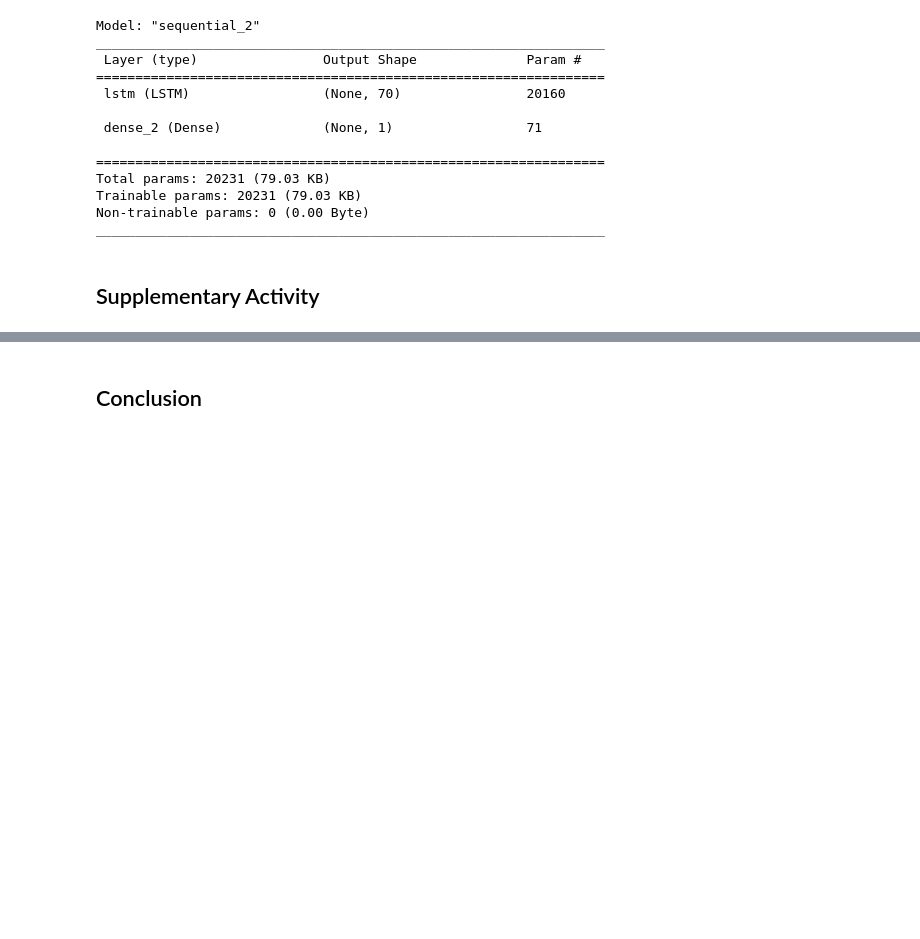
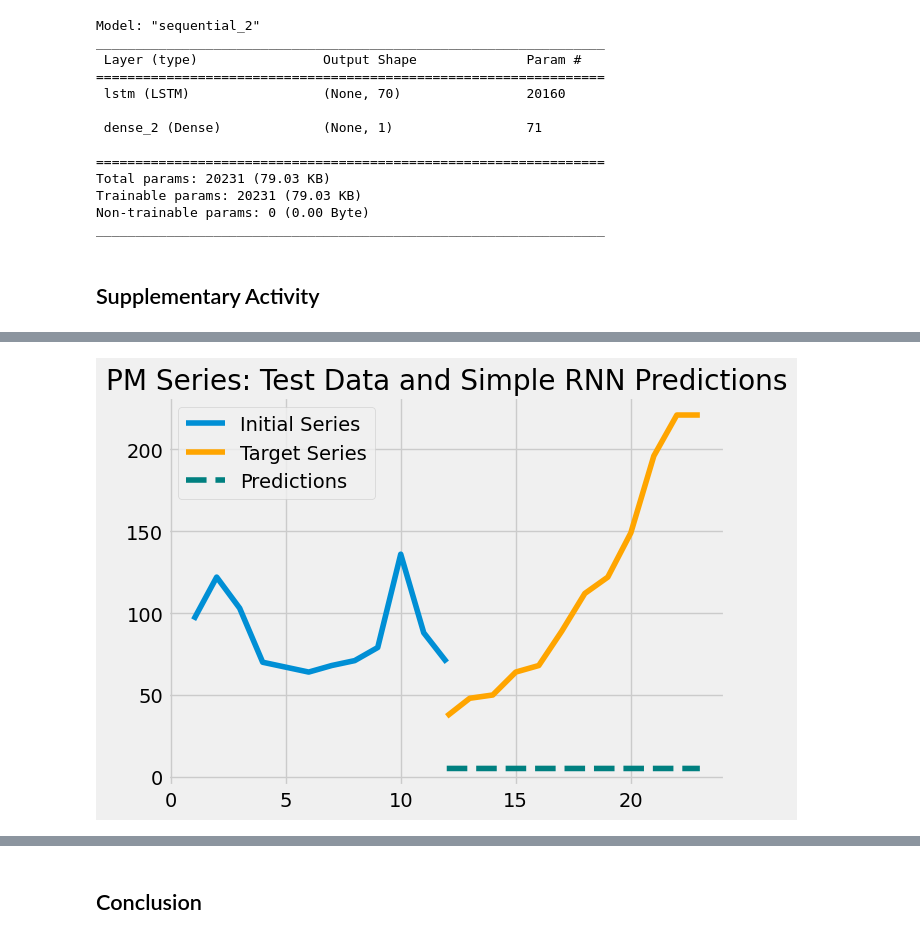
Before and after one commit to tmaiecnj/CPE-313, a Jupyter notebook: Hands-on Activity 7.1 - Deep Learning in Time Series.ipynb, the cells around one changed output, grey strips where cells are left out. Drawn from its saved outputs; the diff is of its cells as text; code cells hidden in the pictures; blank space fills up the shorter version.

```diff
--- a/Hands-on Activity 7.1 - Deep Learning in Time Series.ipynb
+++ b/Hands-on Activity 7.1 - Deep Learning in Time Series.ipynb
@@ -398,0 +451,10 @@ _________________________________________________________________
+# %%
+series_days = 56
+input_hours = 12
+test_hours = 24
+# %%
+train_X, test_X, train_y, test_y = (get_train_test_data(df_Beijing,
+                                                        'PM_Nongzhanguan',
+                                                        series_days,
+                                                        input_hours,
+                                                        test_hours))
@@ -398,0 +465,29 @@ _________________________________________________________________
+# %%
+# Train your own model to forecast the "PM_Nongzhaguan"
+
+def supple_SimpleRNN(train_X, train_y, cell_units, epochs):
+  model = Sequential()
+
+  model.add(SimpleRNN(cell_units,
+                      return_sequences=True,
+                      input_shape=(train_X.shape[1],1)))
+  model.add(SimpleRNN(cell_units,
+                      return_sequences=True))
+  model.add(SimpleRNN(cell_units))
+  model.add(Dense(1))
+
+  model.compile(loss='mean_squared_error',
+                optimizer= 'adam')
+
+  model.fit(train_X, train_y, epochs=epochs, batch_size=32, verbose=0)
+
+  return model
+# %%
+supple_model = supple_SimpleRNN(train_X,
+                                train_y,
+                                cell_units=10,
+                                epochs=20)
+# %%
+predict_and_plot(test_X_init, test_y, supple_model,
+                 'PM Series: Test Data and Simple RNN Predictions')
+# %% [output]
@@ -398,0 +506 @@ _________________________________________________________________
+[figure, added]
```
Also changed, not shown: parts of 25 cells of this notebook.
